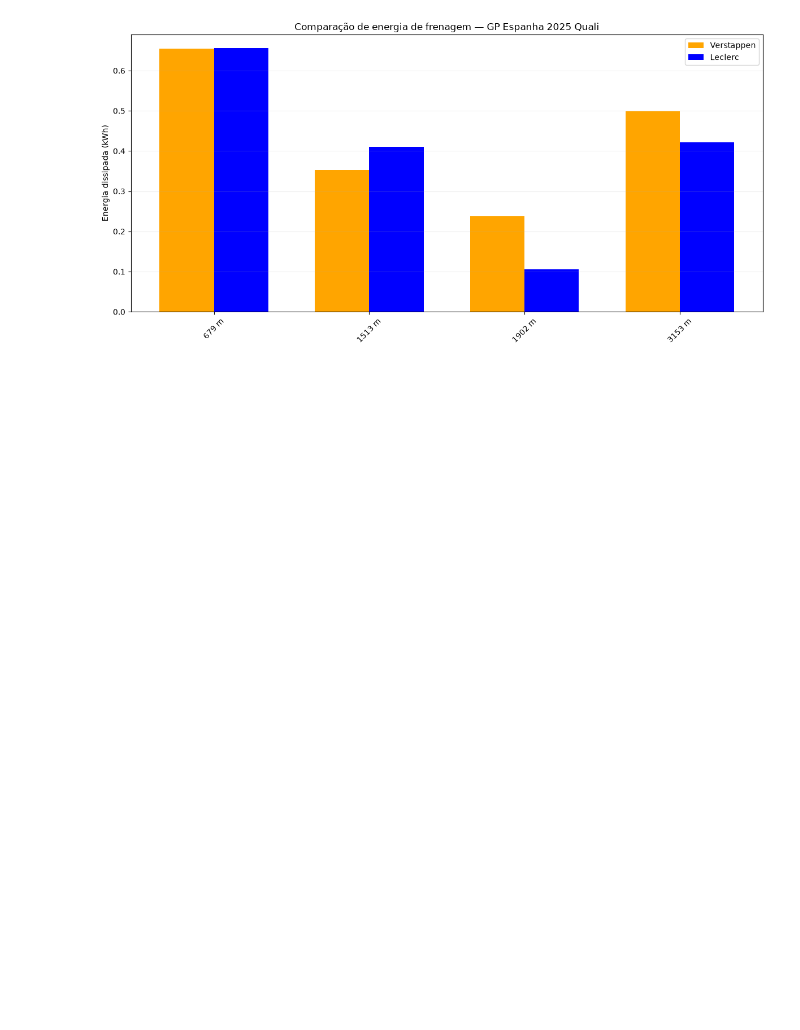
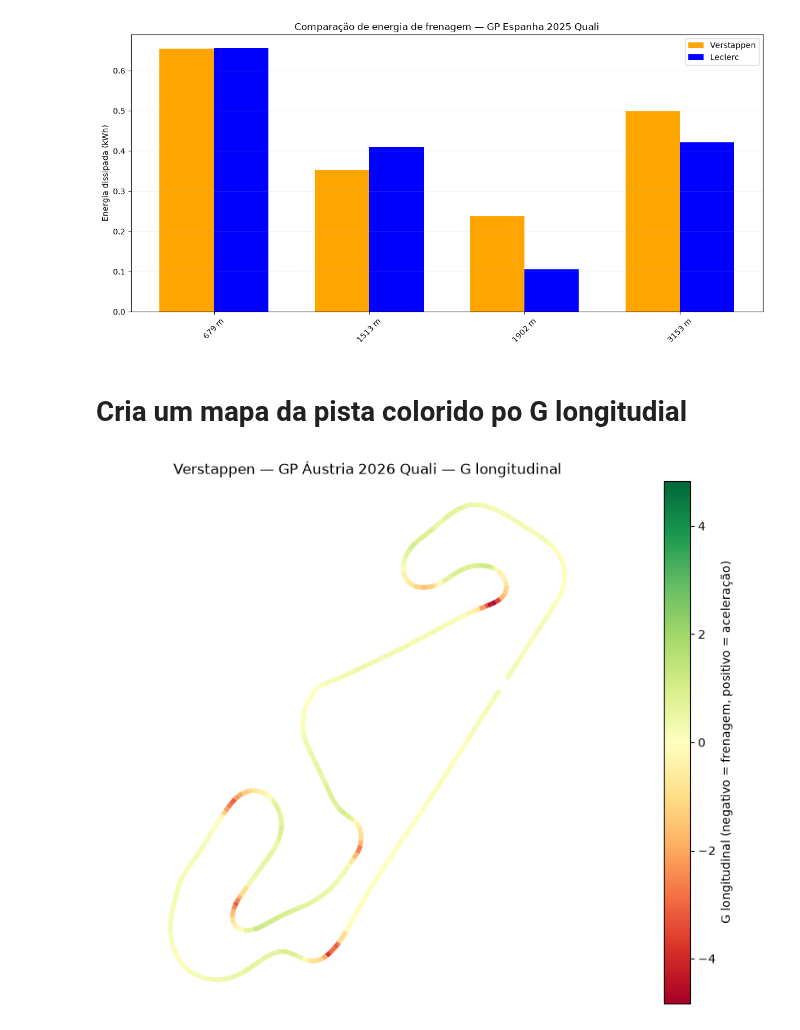
Before and after one commit to Mazzoni-mat-ap/telemetria-f1, a Jupyter notebook: notebooks/MODULO2.ipynb, the cells around one changed output. Cells and saved outputs as stored; diff of their text form; code cells hidden in the pictures; blank space fills up the shorter version.

```diff
--- a/notebooks/MODULO2.ipynb
+++ b/notebooks/MODULO2.ipynb
@@ -674,3 +662,9 @@ mapa_energia_frenagem(tel_ver, energia_ver, titulo='Verstappen — Energia de fr
 comparar_energia_frenagem(energia_ver, energia_lec, 'Verstappen', 'Leclerc', titulo='Comparação de energia de frenagem — GP Espanha 2025 Quali')
 # %% [output]
 [figure]
+# %% [markdown]
+# Cria um mapa da pista colorido po G longitudial
+# %%
+mapa_g_longitudinal(tel_ver, titulo='Verstappen — GP Áustria 2026 Quali — G longitudinal')
+# %% [output]
+[figure, added]
```
Also changed, not shown: parts of 4 cells of this notebook, 4 other files.
